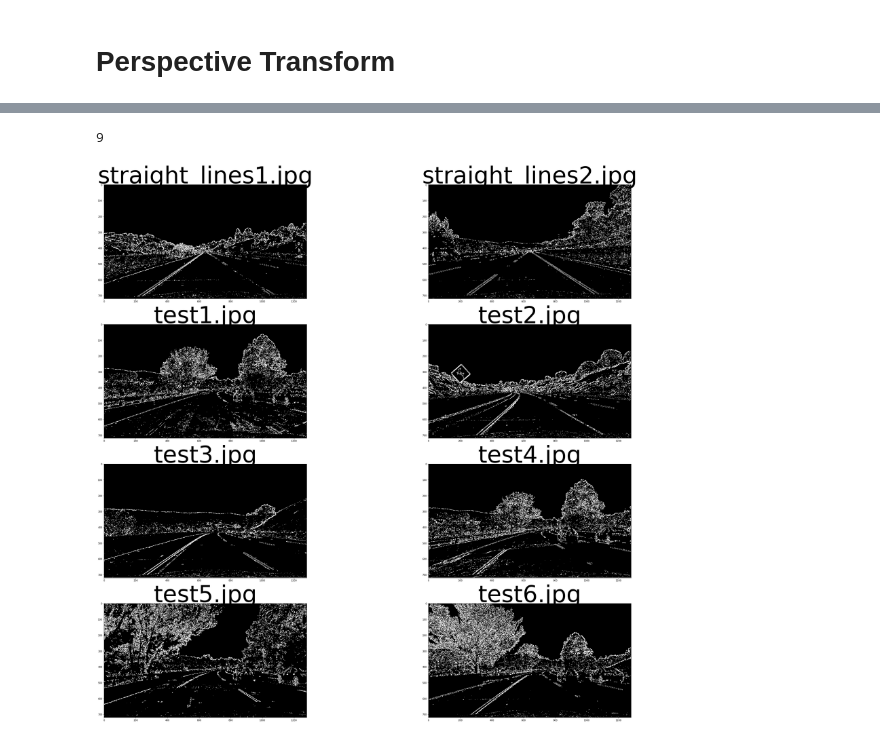
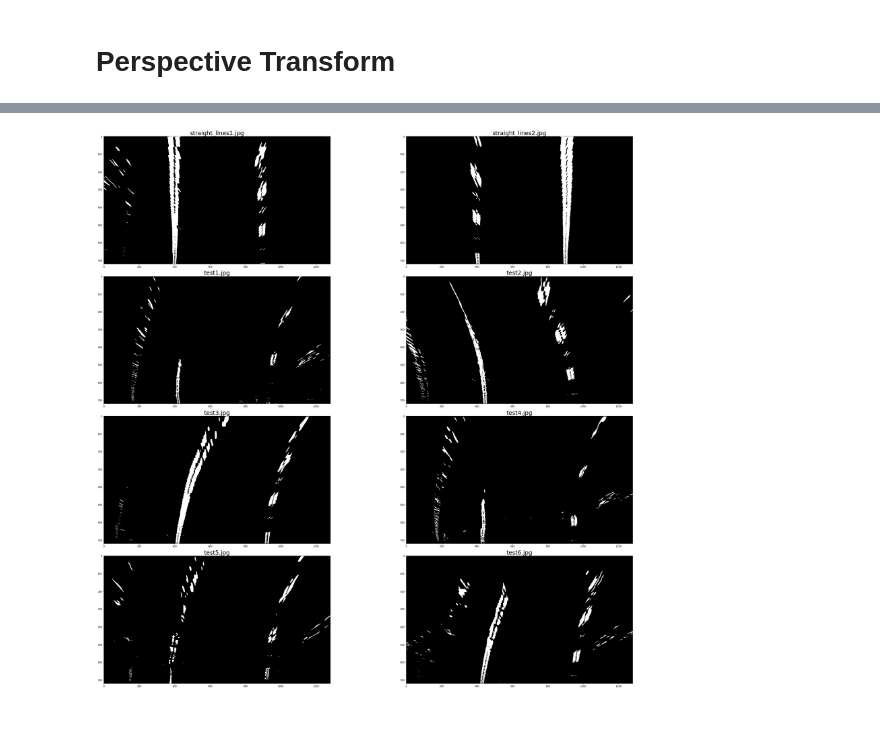
Before and after one commit to muhabdulhaq/advanced-lane-line-tracking, a Jupyter notebook: Advanced-Lane-Line-Tracking.ipynb, the cells around one changed output, grey strips where cells are left out. Saved outputs shown, nothing was run; the diff lists cells and outputs as text; code cells hidden in the pictures.

Commit message:
Overhauled perspective transform

```diff
--- a/Advanced-Lane-Line-Tracking.ipynb
+++ b/Advanced-Lane-Line-Tracking.ipynb
@@ -174,6 +166,8 @@ mag_thresh = (50, 255)
 dir_thresh = (0.8, 1.2)
 
 def gradient_sobel(img):
+    ''' Takes an RGB image and computes several gradients to remove non-lane pixels
+    '''
     # Apply each of the thresholding functions
     gradx = abs_sobel_threshold(img, orient='x', sobel_kernel=ksize, thresh=thresh)
     grady = abs_sobel_threshold(img, orient='y', sobel_kernel=ksize, thresh=thresh)
@@ -219,6 +213,8 @@ v_min = 200
 v_max = 255
 # %%
 def color_transform(img):
+    ''' Takes an RGB image, converts it to HSV and HLS, and uses thresholds to remove non-lane pixels
+    '''
     hls = cv2.cvtColor(img, cv2.COLOR_RGB2HLS)
     hsv = cv2.cvtColor(img, cv2.COLOR_RGB2HSV)
 
@@ -259,6 +254,16 @@ plt.tight_layout()
 [figure]
 # %% [markdown]
 # Test Gradient + Color Transform together
+# %%
+def gradient_plus_color_transform(img):
+    ''' Converts an RGB image to a bimary lane line image using gradients + color space transforms
+    '''
+    grad = gradient_sobel(img)
+    color = color_transform(img)
+
+    img = np.zeros_like(color)
+    img[(grad == 1) | (color == 1)] = 1
+    return img
 # %%
 PATH = Path('./test_images/')
 n_images = len(list(PATH.iterdir()))
@@ -275,13 +280,7 @@ for i, ax in enumerate(axes.flat):
         pdb.set_trace()
 
     img = calibrate_image(img)
-    grad = gradient_sobel(img)
-    color = color_transform(img)
-
-    img = np.zeros_like(color)
-    img[(grad == 1) | (color == 1)] = 1
-#     print(img.shape)
-#     print(np.mean(img))
+    img = gradient_plus_color_transform(img)
 
     ax.imshow(img, cmap='gray')
     ax.set_title(str(filename).split('\\')[-1], fontsize=25)
@@ -329,25 +344,25 @@ plt.imshow(warped)
 # %%
 PATH = Path('./test_images/')
 n_images = len(list(PATH.iterdir()))
-print(n_images)
 row_len = 2
 image_width = 80/row_len
+img_size = img.shape[::-1]
+image = None
 
-fig,axes=plt.subplots(n_images//row_len, row_len, figsize=(image_width,image_width/1.2))
+fig, axes = plt.subplots(n_images//row_len, row_len, figsize=(image_width,image_width/1.2))
 for i, ax in enumerate(axes.flat):
     filename = list(PATH.iterdir())[i]
     img = plt.imread(filename)
     if img is None:
         print('ERROR')
         pdb.set_trace()
 
     img = calibrate_image(img)
-    img = gradient_sobel(img)
-#     print(np.mean(img))
+    img = gradient_plus_color_transform(img)
+    img = cv2.warpPerspective(img, M, img_size, flags=cv2.INTER_LINEAR)
 
     ax.imshow(img, cmap='gray')
-    ax.set_title(str(filename).split('\\')[-1], fontsize=50)
+    ax.set_title(str(filename).split('\\')[-1], fontsize=25)
 plt.tight_layout()
 # %% [output]
-9
-[figure, old version]
+[figure, new version]
```
Also changed, not shown: parts of 9 cells of this notebook.
